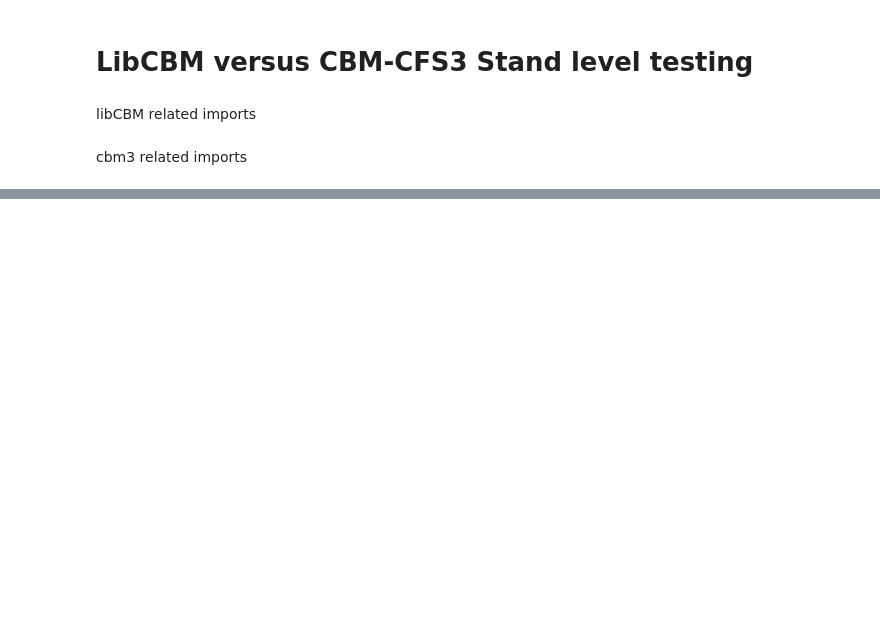
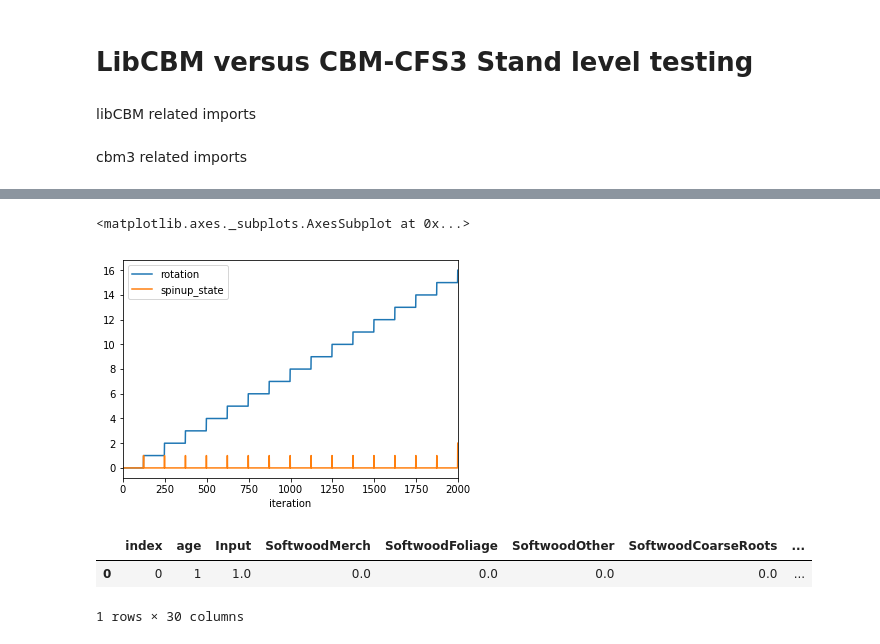
Before and after one commit to cat-cfs/libcbm_py, a Jupyter notebook: stand_level_testing.ipynb, the cells around one changed output, grey strips where cells are left out. Cells and saved outputs as stored; diff of their text form; code cells hidden in the pictures; blank space fills up the shorter version.

Commit message:
implementing stand level testing

```diff
--- a/stand_level_testing.ipynb
+++ b/stand_level_testing.ipynb
@@ -89,7 +89,7 @@ cases = generate_scenarios(1, 1, db_path, 2)
 #pd.DataFrame({"x": list(range(0, 200 , 5)), "y": [growth_curve(x,65,100,0.1) for x in range(0, 200 , 5)]}).groupby("x").sum().plot()
 #list(range(0, 200 , 20))
 # %%
-def run_libCBM(dbpath, cases, nsteps):
+def run_libCBM(dbpath, cases, nsteps, spinup_debug = False):
 
     dllpath = r'C:\dev\LibCBM\LibCBM\x64\Debug\LibCBM.dll'
 
@@ -155,7 +155,9 @@ def run_libCBM(dbpath, cases, nsteps):
             for c in cases],dtype=np.int32)
     pools = np.zeros((nstands,len(pooldef)))
     cbm3 = CBM3(dll)
-    cbm3.spinup(
+    pool_result = pd.DataFrame()
+
+    spinup_debug = cbm3.spinup(
         pools=pools,
         classifiers=classifiers,
         inventory_age=0,
@@ -166,4 +168,12 @@ def run_libCBM(dbpath, cases, nsteps):
         min_rotations=10,
         max_rotations=30,
         delay=0,
-        mean_annual_temp=None)
+        mean_annual_temp=None,
+        debug=spinup_debug)
+
+    iteration_result = pd.DataFrame({x["name"]: pools[:,x["index"]] for x in pooldef})
+    iteration_result.insert(0, "age", age+1)
+    iteration_result.reset_index(level=0, inplace=True)
+    pool_result = pool_result.append(iteration_result)
+
+    return {"pools": pool_result, "spinup_debug": spinup_debug}
@@ -226,0 +300,12 @@ def run_CBM3(cases, age_interval, num_age_classes, nsteps):
+# %%
+libCBM_spinup_debug.loc[libCBM_spinup_debug["index"]==0] \
+    [["iteration","rotation","spinup_state"]].groupby("iteration").sum().plot()
+# %% [output]
+<matplotlib.axes._subplots.AxesSubplot at 0x...>
+[figure, added]
+# %%
+libCBM_pool_result.tail()
+# %% [output]
+|  | index | age | Input | SoftwoodMerch | SoftwoodFoliage | SoftwoodOther | SoftwoodCoarseRoots | ... |
+| 0 | 0 | 1 | 1.0 | 0.0 | 0.0 | 0.0 | 0.0 | ... |
+1 rows × 30 columns
```
Also changed, not shown: parts of 6 cells of this notebook, 1 other file.
